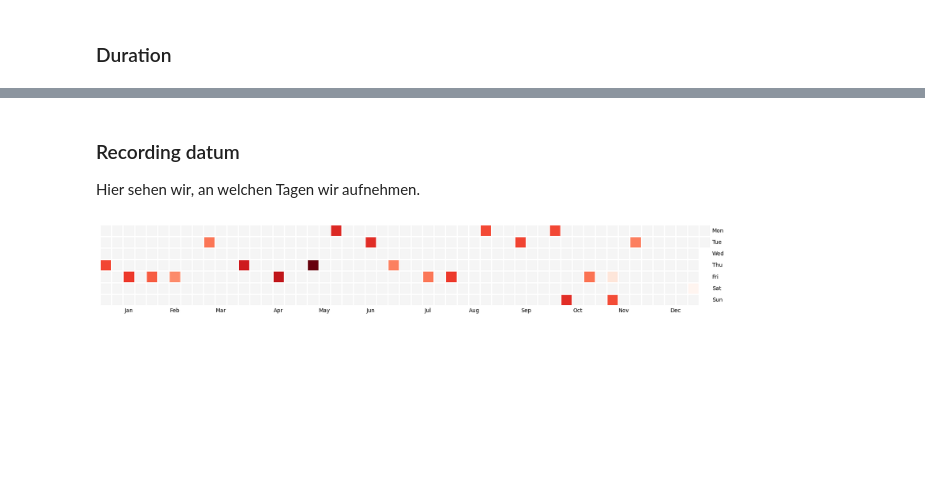
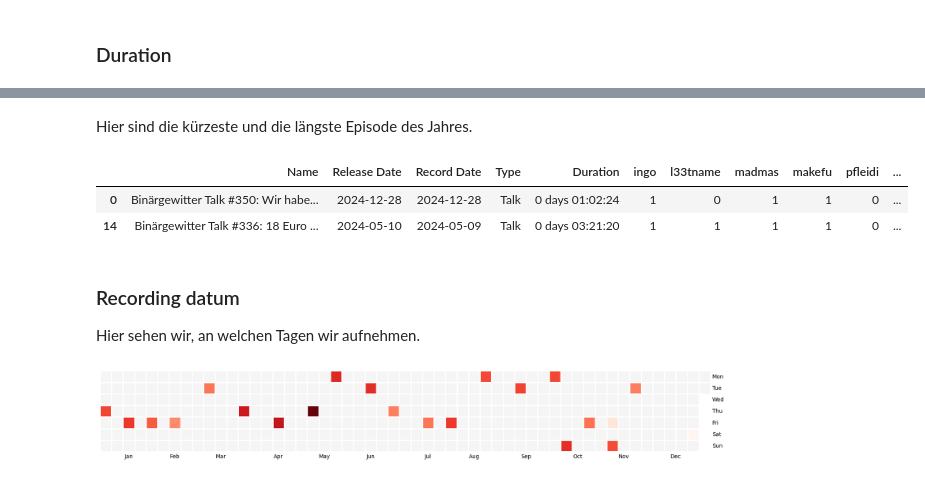
Before and after one commit to Binaergewitter/stats, a Jupyter notebook: 2024-Wrapped.ipynb, the cells around one changed output, grey strips where cells are left out. Saved outputs shown, nothing was run; the diff lists cells and outputs as text; code cells hidden in the pictures; blank space fills up the shorter version.

```diff
--- a/2024-Wrapped.ipynb
+++ b/2024-Wrapped.ipynb
@@ -134,0 +96,2 @@ longest_episode
+# %%
+durations = podcasts["Duration"]
@@ -135,3 +122,14 @@ longest_episode
+# %% [markdown]
+Hier sind die kürzeste und die längste Episode des Jahres.
+# %%
+pd.concat([
+    podcasts.loc[durations.idxmin()],
+    podcasts.loc[durations.idxmax()]
+], axis=1).T
+# %% [output]
+|  | Name | Release Date | Record Date | Type | Duration | ingo | l33tname | madmas | makefu | pfleidi | ... |
+| 0 | Binärgewitter Talk #350: Wir habe... | 2024-12-28 | 2024-12-28 | Talk | 0 days 01:02:24 | 1 | 0 | 1 | 1 | 0 | ... |
+| 14 | Binärgewitter Talk #336: 18 Euro ... | 2024-05-10 | 2024-05-09 | Talk | 0 days 03:21:20 | 1 | 1 | 1 | 1 | 0 | ... |
 # %% [markdown]
 ### Recording datum
 
```
Also changed, not shown: parts of 36 cells of this notebook.
